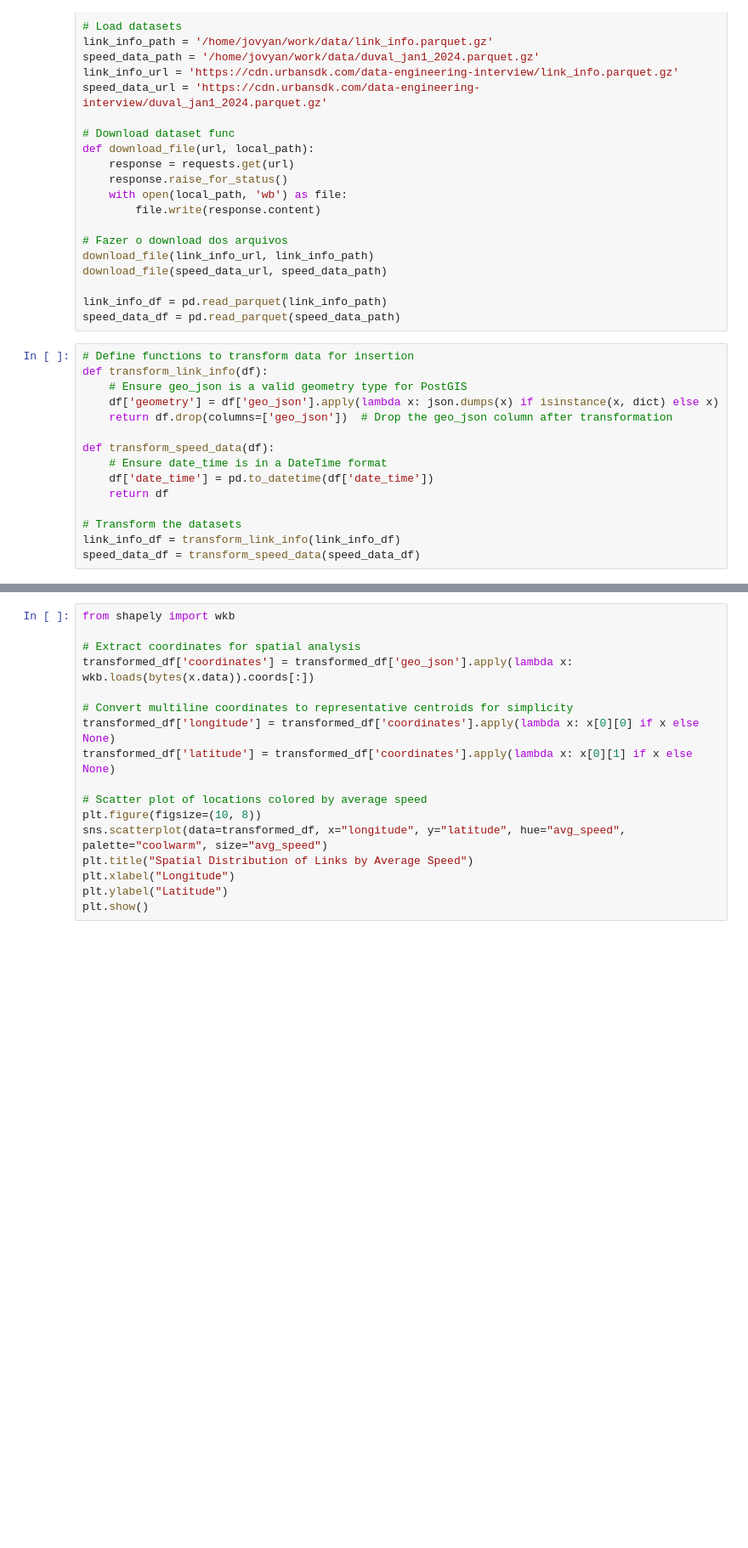
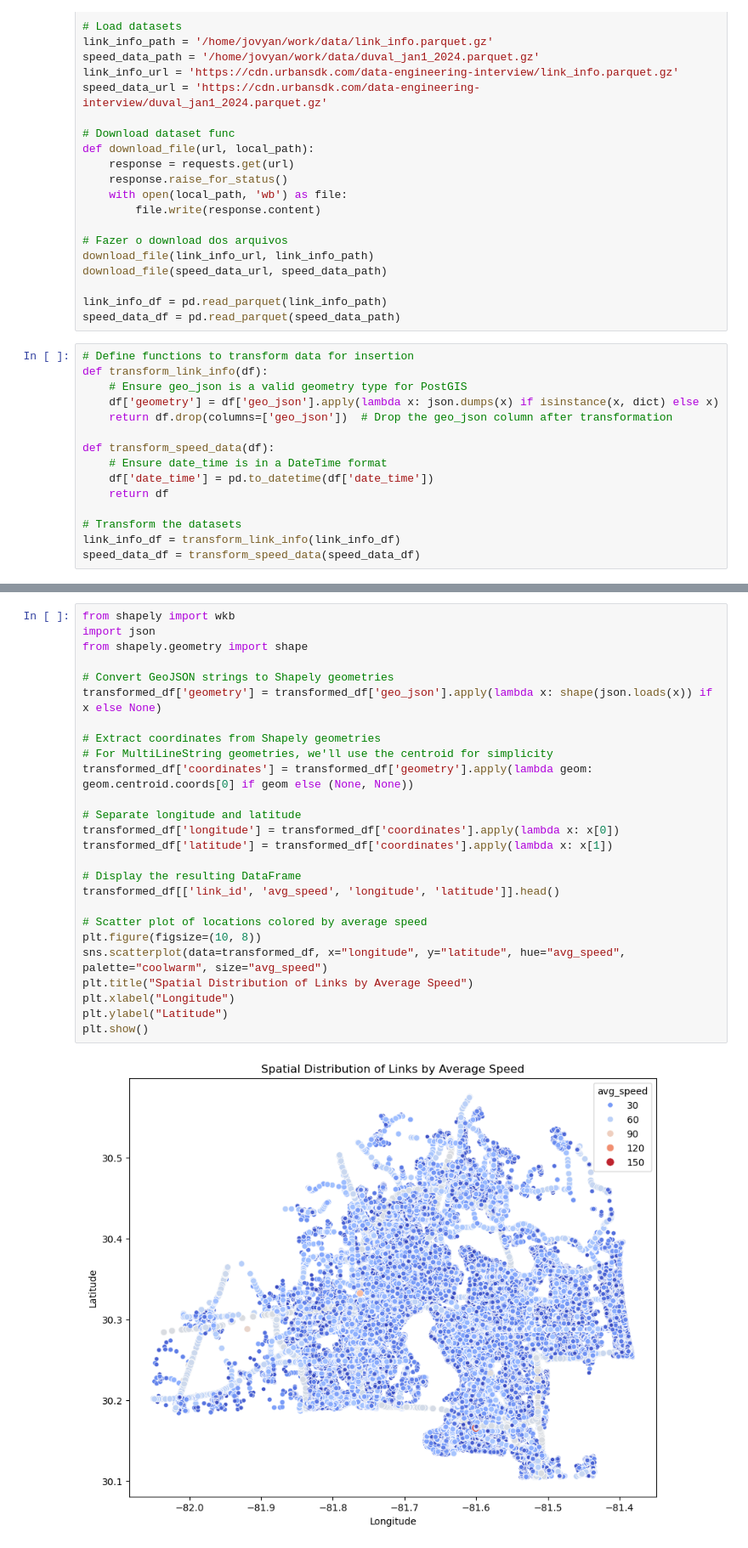
Before and after one commit to GuiBo79/urban-sdk, a Jupyter notebook: notebooks/urban-sdk.ipynb, the cells around one changed output, grey strips where cells are left out. Shown at 85% size. Cells and saved outputs as stored; diff of their text form; blank space fills up the shorter version.

```diff
--- a/notebooks/urban-sdk.ipynb
+++ b/notebooks/urban-sdk.ipynb
@@ -127,17 +215,28 @@ plt.show()
 # %%
 from shapely import wkb
+import json
+from shapely.geometry import shape
 
-# Extract coordinates for spatial analysis
-transformed_df['coordinates'] = transformed_df['geo_json'].apply(lambda x: wkb.loads(bytes(x.data)).coords[:])
+# Convert GeoJSON strings to Shapely geometries
+transformed_df['geometry'] = transformed_df['geo_json'].apply(lambda x: shape(json.loads(x)) if x else None)
 
-# Convert multiline coordinates to representative centroids for simplicity
-transformed_df['longitude'] = transformed_df['coordinates'].apply(lambda x: x[0][0] if x else None)
-transformed_df['latitude'] = transformed_df['coordinates'].apply(lambda x: x[0][1] if x else None)
+# Extract coordinates from Shapely geometries
+# For MultiLineString geometries, we'll use the centroid for simplicity
+transformed_df['coordinates'] = transformed_df['geometry'].apply(lambda geom: geom.centroid.coords[0] if geom else (None, None))
+
+# Separate longitude and latitude
+transformed_df['longitude'] = transformed_df['coordinates'].apply(lambda x: x[0])
+transformed_df['latitude'] = transformed_df['coordinates'].apply(lambda x: x[1])
+
+# Display the resulting DataFrame
+transformed_df[['link_id', 'avg_speed', 'longitude', 'latitude']].head()
 
 # Scatter plot of locations colored by average speed
 plt.figure(figsize=(10, 8))
 sns.scatterplot(data=transformed_df, x="longitude", y="latitude", hue="avg_speed", palette="coolwarm", size="avg_speed")
 plt.title("Spatial Distribution of Links by Average Speed")
 plt.xlabel("Longitude")
 plt.ylabel("Latitude")
 plt.show()
+# %% [output]
+[figure, added]
```
Also changed, not shown: parts of 12 cells of this notebook.
